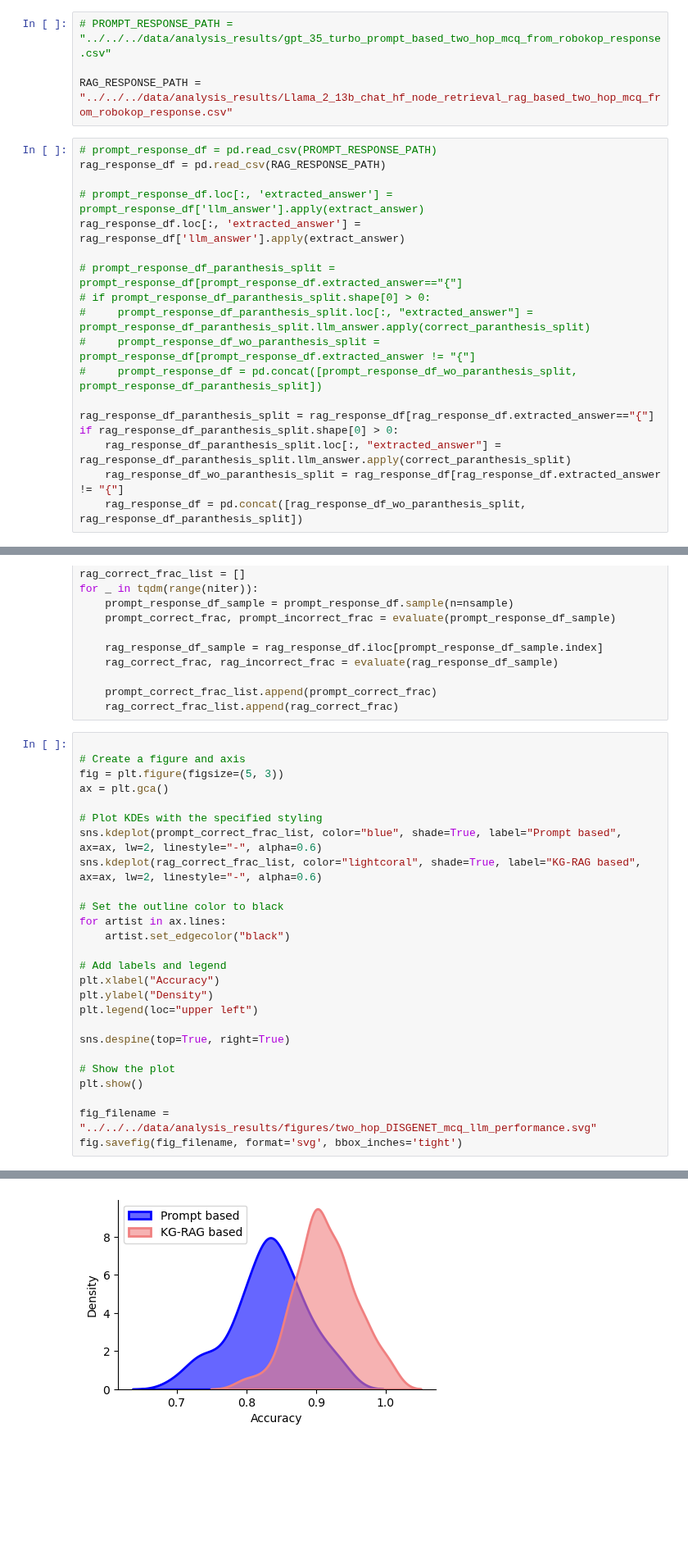
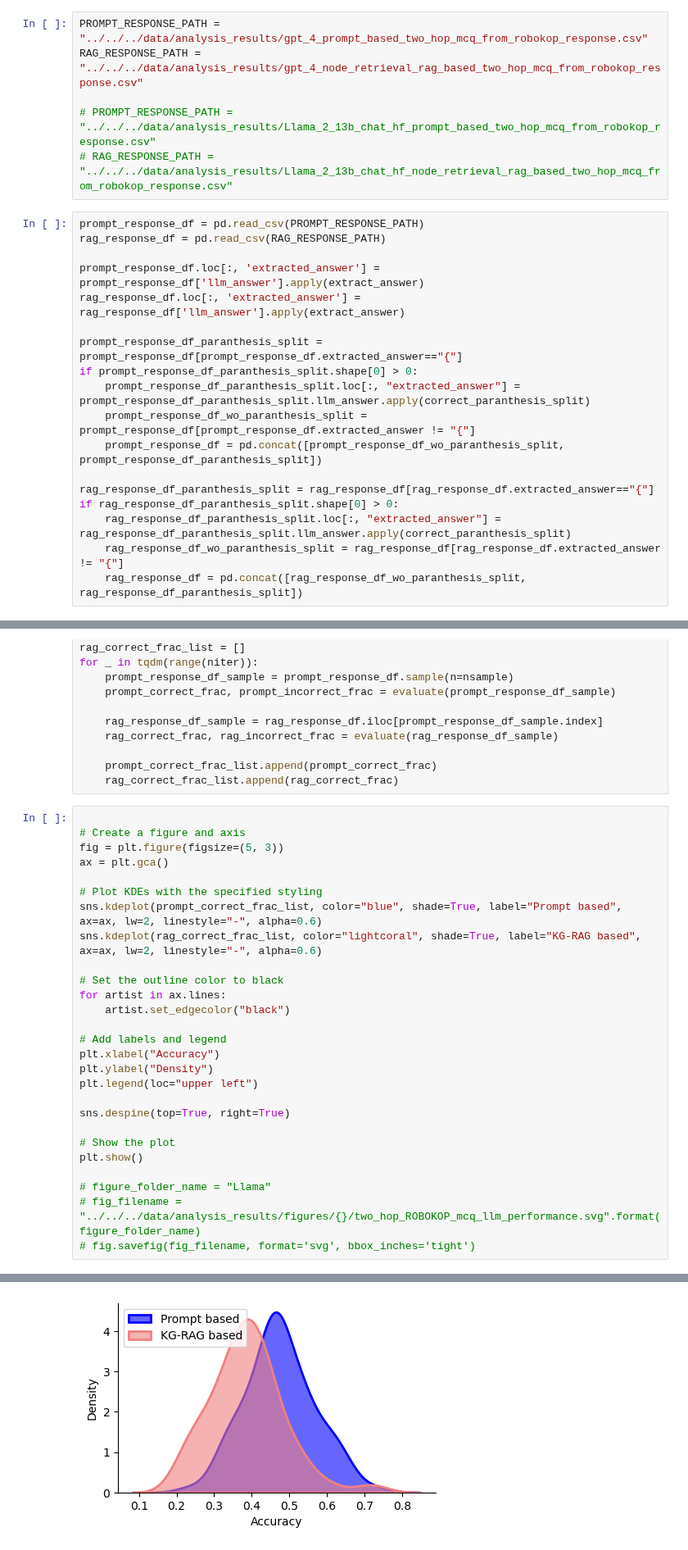
Before and after one commit to BaranziniLab/KG_RAG, a Jupyter notebook: codes/llm_notebooks/analysis/test_questions_mcq_response_comparative_analysys_llama.ipynb, the cells around one changed output, grey strips where cells are left out. Shown at 82% size. Drawn from its saved outputs; the diff is of its cells as text; blank space fills up the shorter version.

```diff
--- a/codes/llm_notebooks/analysis/test_questions_mcq_response_comparative_analysys_llama.ipynb
+++ b/codes/llm_notebooks/analysis/test_questions_mcq_response_comparative_analysys_llama.ipynb
@@ -23,21 +23,23 @@ def correct_paranthesis_split(text):
     except:
         return text
 # %%
-# PROMPT_RESPONSE_PATH = "../../../data/analysis_results/gpt_35_turbo_prompt_based_two_hop_mcq_from_robokop_response.csv"
+PROMPT_RESPONSE_PATH = "../../../data/analysis_results/gpt_4_prompt_based_two_hop_mcq_from_robokop_response.csv"
+RAG_RESPONSE_PATH = "../../../data/analysis_results/gpt_4_node_retrieval_rag_based_two_hop_mcq_from_robokop_response.csv"
 
-RAG_RESPONSE_PATH = "../../../data/analysis_results/Llama_2_13b_chat_hf_node_retrieval_rag_based_two_hop_mcq_from_robokop_response.csv"
+# PROMPT_RESPONSE_PATH = "../../../data/analysis_results/Llama_2_13b_chat_hf_prompt_based_two_hop_mcq_from_robokop_response.csv"
+# RAG_RESPONSE_PATH = "../../../data/analysis_results/Llama_2_13b_chat_hf_node_retrieval_rag_based_two_hop_mcq_from_robokop_response.csv"
 # %%
-# prompt_response_df = pd.read_csv(PROMPT_RESPONSE_PATH)
+prompt_response_df = pd.read_csv(PROMPT_RESPONSE_PATH)
 rag_response_df = pd.read_csv(RAG_RESPONSE_PATH)
 
-# prompt_response_df.loc[:, 'extracted_answer'] = prompt_response_df['llm_answer'].apply(extract_answer)
+prompt_response_df.loc[:, 'extracted_answer'] = prompt_response_df['llm_answer'].apply(extract_answer)
 rag_response_df.loc[:, 'extracted_answer'] = rag_response_df['llm_answer'].apply(extract_answer)
 
-# prompt_response_df_paranthesis_split = prompt_response_df[prompt_response_df.extracted_answer=="{"]
-# if prompt_response_df_paranthesis_split.shape[0] > 0:
-#     prompt_response_df_paranthesis_split.loc[:, "extracted_answer"] = prompt_response_df_paranthesis_split.llm_answer.apply(correct_paranthesis_split)
-#     prompt_response_df_wo_paranthesis_split = prompt_response_df[prompt_response_df.extracted_answer != "{"]
-#     prompt_response_df = pd.concat([prompt_response_df_wo_paranthesis_split, prompt_response_df_paranthesis_split])
+prompt_response_df_paranthesis_split = prompt_response_df[prompt_response_df.extracted_answer=="{"]
+if prompt_response_df_paranthesis_split.shape[0] > 0:
+    prompt_response_df_paranthesis_split.loc[:, "extracted_answer"] = prompt_response_df_paranthesis_split.llm_answer.apply(correct_paranthesis_split)
+    prompt_response_df_wo_paranthesis_split = prompt_response_df[prompt_response_df.extracted_answer != "{"]
+    prompt_response_df = pd.concat([prompt_response_df_wo_paranthesis_split, prompt_response_df_paranthesis_split])
 
 rag_response_df_paranthesis_split = rag_response_df[rag_response_df.extracted_answer=="{"]
 if rag_response_df_paranthesis_split.shape[0] > 0:
@@ -79,34 +79,35 @@ fig = plt.figure(figsize=(5, 3))
 ax = plt.gca()
 
 # Plot KDEs with the specified styling
 sns.kdeplot(prompt_correct_frac_list, color="blue", shade=True, label="Prompt based", ax=ax, lw=2, linestyle="-", alpha=0.6)
 sns.kdeplot(rag_correct_frac_list, color="lightcoral", shade=True, label="KG-RAG based", ax=ax, lw=2, linestyle="-", alpha=0.6)
 
 # Set the outline color to black
 for artist in ax.lines:
     artist.set_edgecolor("black")
 
 # Add labels and legend
 plt.xlabel("Accuracy")
 plt.ylabel("Density")
 plt.legend(loc="upper left")
 
 sns.despine(top=True, right=True)
 
 # Show the plot
 plt.show()
 
-fig_filename = "../../../data/analysis_results/figures/two_hop_DISGENET_mcq_llm_performance.svg"
-fig.savefig(fig_filename, format='svg', bbox_inches='tight')
+# figure_folder_name = "Llama"
+# fig_filename = "../../../data/analysis_results/figures/{}/two_hop_ROBOKOP_mcq_llm_performance.svg".format(figure_folder_name)
+# fig.savefig(fig_filename, format='svg', bbox_inches='tight')
 # %% [output]
 `shade` is now deprecated in favor of `fill`; setting `fill=True`.
 This will become an error in seaborn v0.14.0; please update your code.
 
   sns.kdeplot(prompt_correct_frac_list, color="blue", shade=True, label="Prompt based", ax=ax, lw=2, linestyle="-", alpha=0.6)
 
 `shade` is now deprecated in favor of `fill`; setting `fill=True`.
 This will become an error in seaborn v0.14.0; please update your code.
 
   sns.kdeplot(rag_correct_frac_list, color="lightcoral", shade=True, label="KG-RAG based", ax=ax, lw=2, linestyle="-", alpha=0.6)
-[figure, old version]
+[figure, new version]
 # %%
```
Also changed, not shown: parts of 5 cells of this notebook, 2 other files.
